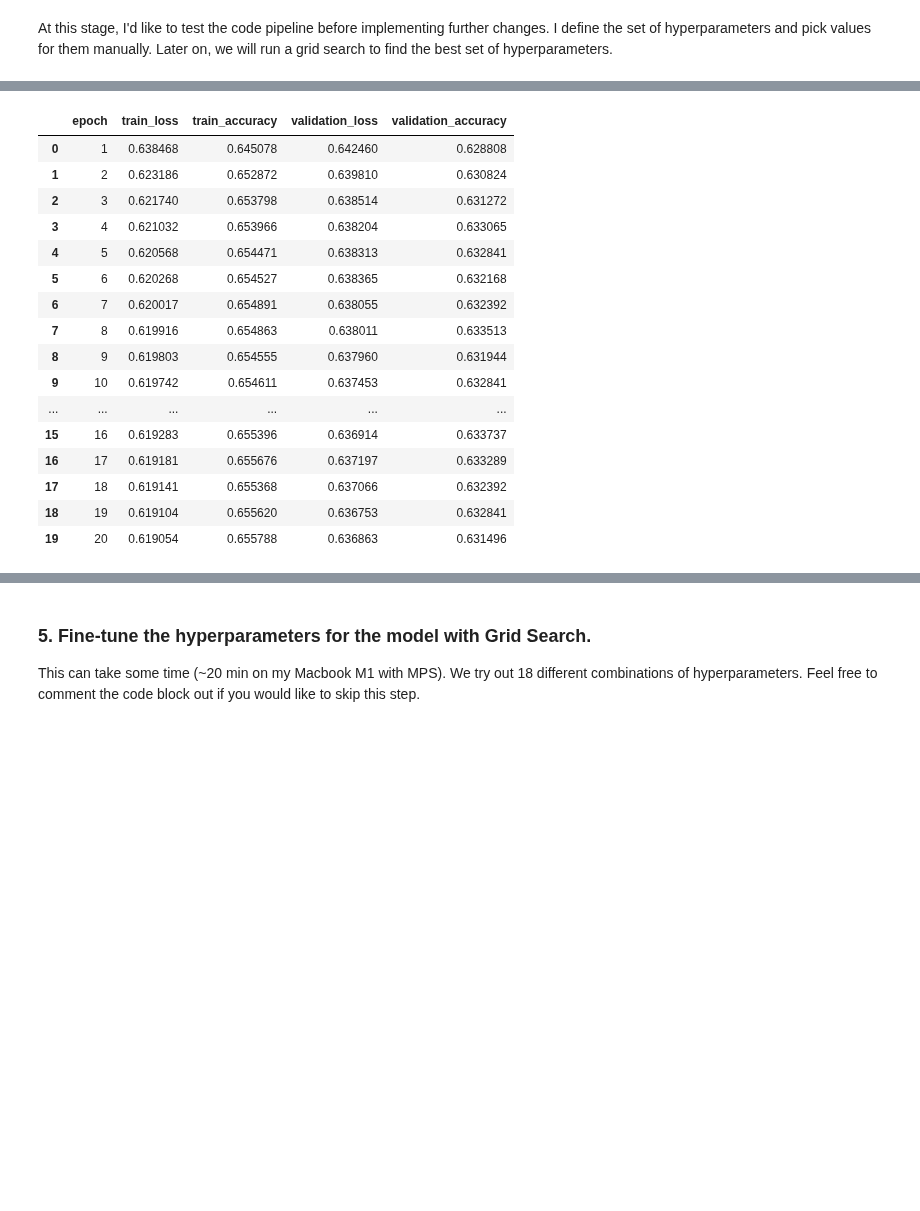
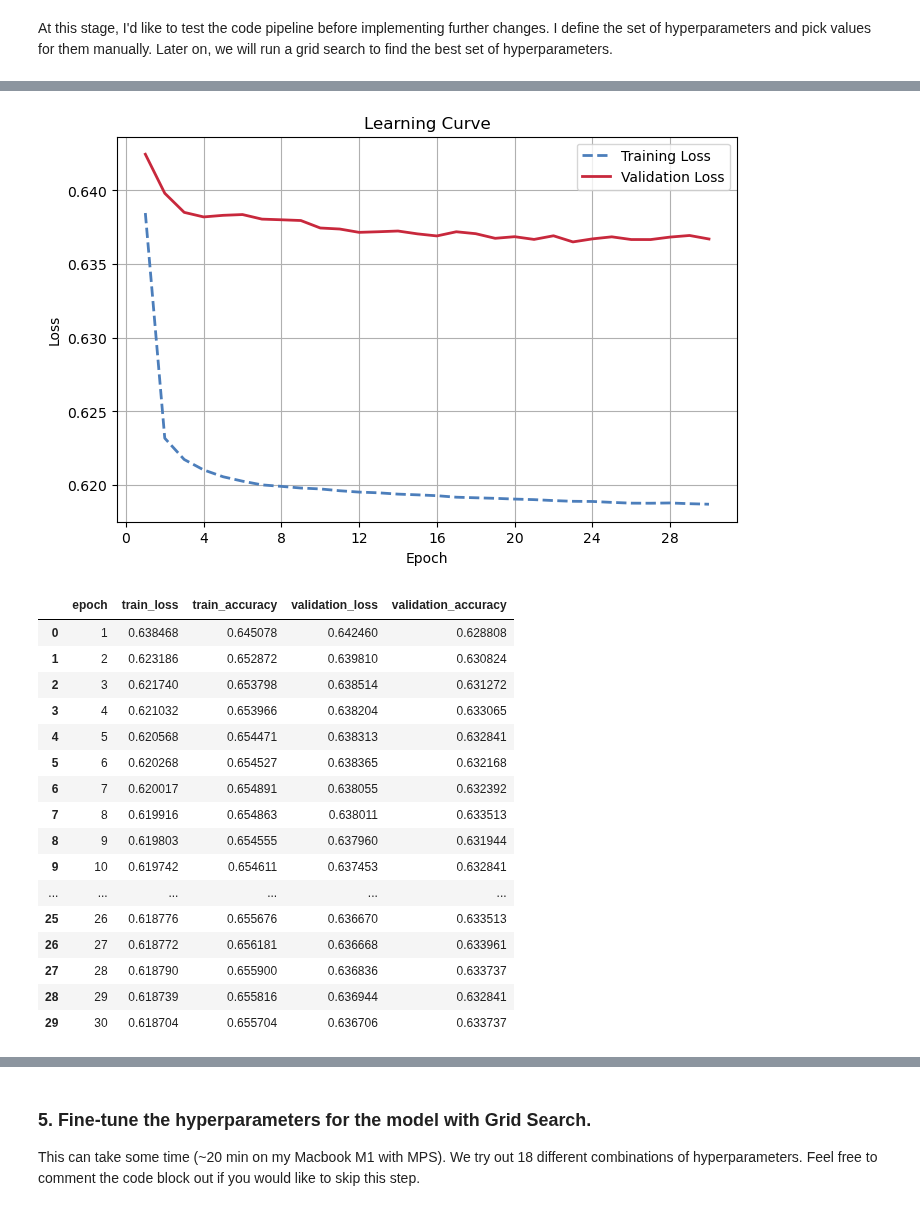
Before and after one commit to twinzies/wta_match_predictions, a Jupyter notebook: src/notebook-v1-fcnn.ipynb, the cells around one changed output, grey strips where cells are left out. Saved outputs shown, nothing was run; the diff lists cells and outputs as text; code cells hidden in the pictures; blank space fills up the shorter version.

```diff
--- a/src/notebook-v1-fcnn.ipynb
+++ b/src/notebook-v1-fcnn.ipynb
@@ -357,7 +357,7 @@ hidden_size = 64   # Width of the first hidden layer.
 hidden_size_l2 = 8 # Width of the second hidden layer.
 num_classes = 2    # Number of output classes (binar classification task).
 learning_rate = 0.001
-num_epochs = 20
+num_epochs = 30
 batch_size = 100  # Define batch size
 # %%
 # Loss function and optimizer setup.
@@ -380,5 +380,19 @@ history_model1 = training_loop(
     batch_size=batch_size,
 )
 
+# Plot the learning curve: training and validation loss for each epoch.
+fig, ax = plt.subplots(figsize=(8, 5))
+ax.plot(history_model1["epoch"], history_model1["train_loss"],
+        linestyle="--", linewidth=2, color="#4C7EBB", label="Training Loss")
+ax.plot(history_model1["epoch"], history_model1["validation_loss"],
+        linewidth=2, color="#C8283C", label="Validation Loss")
+ax.set_title("Learning Curve")
+ax.set_xlabel("Epoch")
+ax.xaxis.set_major_locator(MaxNLocator(integer=True))  # Whole epochs only.
+ax.set_ylabel("Loss")
+ax.grid(True)
+ax.legend()
+plt.show()
+
 history_model1
 # %% [output]
@@ -402,20 +416,21 @@ Restored epoch 19 (validation loss 0.6368).
+[figure, added]
 |  | epoch | train_loss | train_accuracy | validation_loss | validation_accuracy |
 | 0 | 1 | 0.638468 | 0.645078 | 0.642460 | 0.628808 |
 | 1 | 2 | 0.623186 | 0.652872 | 0.639810 | 0.630824 |
 | 2 | 3 | 0.621740 | 0.653798 | 0.638514 | 0.631272 |
 | 3 | 4 | 0.621032 | 0.653966 | 0.638204 | 0.633065 |
 | 4 | 5 | 0.620568 | 0.654471 | 0.638313 | 0.632841 |
 | 5 | 6 | 0.620268 | 0.654527 | 0.638365 | 0.632168 |
 | 6 | 7 | 0.620017 | 0.654891 | 0.638055 | 0.632392 |
 | 7 | 8 | 0.619916 | 0.654863 | 0.638011 | 0.633513 |
 | 8 | 9 | 0.619803 | 0.654555 | 0.637960 | 0.631944 |
 | 9 | 10 | 0.619742 | 0.654611 | 0.637453 | 0.632841 |
 | ... | ... | ... | ... | ... | ... |
-| 15 | 16 | 0.619283 | 0.655396 | 0.636914 | 0.633737 |
-| 16 | 17 | 0.619181 | 0.655676 | 0.637197 | 0.633289 |
-| 17 | 18 | 0.619141 | 0.655368 | 0.637066 | 0.632392 |
-| 18 | 19 | 0.619104 | 0.655620 | 0.636753 | 0.632841 |
-| 19 | 20 | 0.619054 | 0.655788 | 0.636863 | 0.631496 |
+| 25 | 26 | 0.618776 | 0.655676 | 0.636670 | 0.633513 |
+| 26 | 27 | 0.618772 | 0.656181 | 0.636668 | 0.633961 |
+| 27 | 28 | 0.618790 | 0.655900 | 0.636836 | 0.633737 |
+| 28 | 29 | 0.618739 | 0.655816 | 0.636944 | 0.632841 |
+| 29 | 30 | 0.618704 | 0.655704 | 0.636706 | 0.633737 |
 # %%
 # Now use model 1 on the test set to predict the outcome and calculate accuracy.
 # Run after training, which restores the best validation-loss weights.
```
Also changed, not shown: parts of 10 cells of this notebook, 3 other files.
